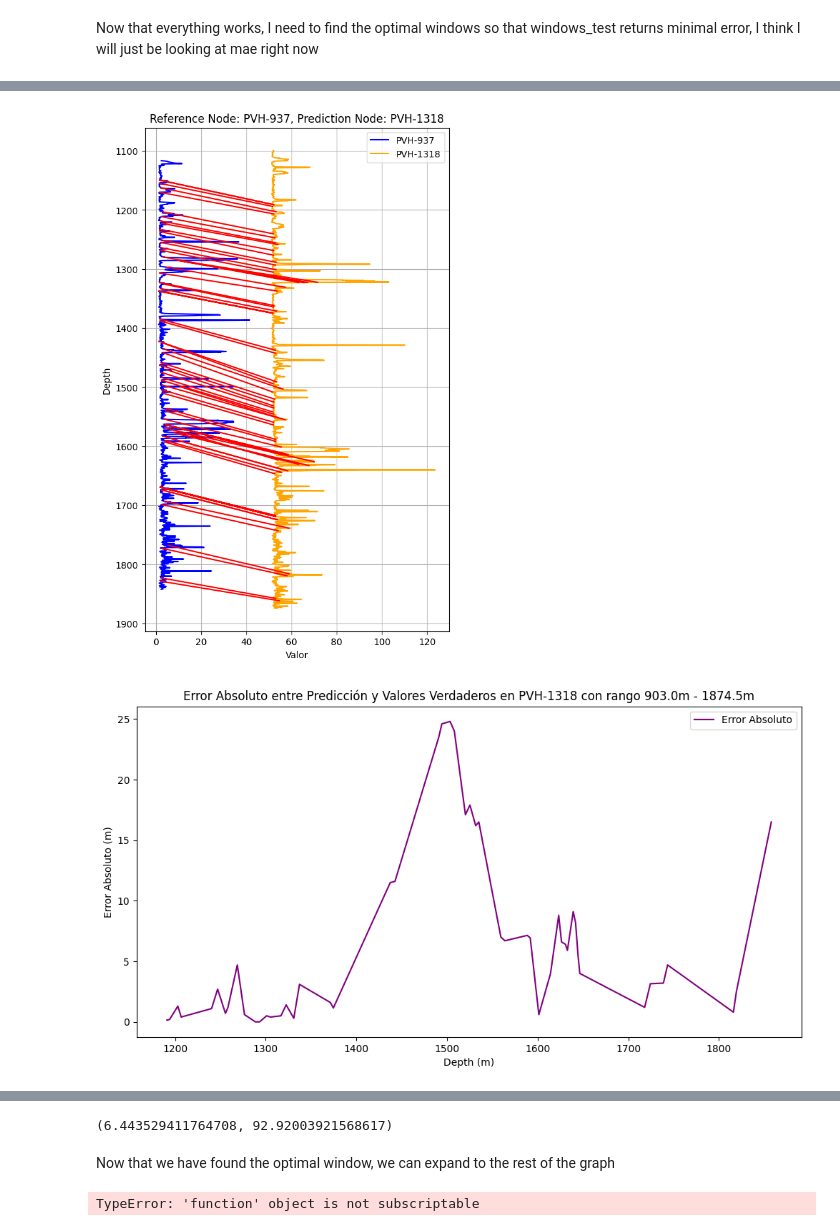
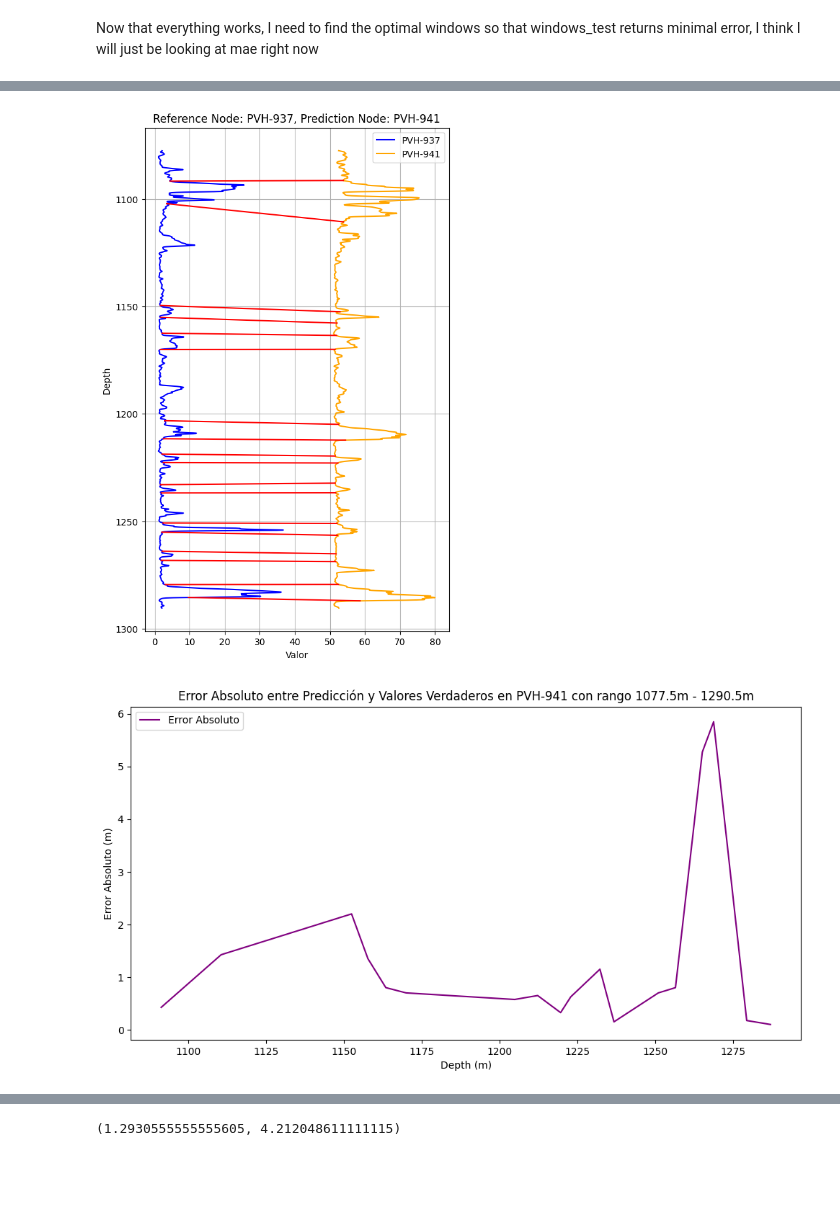
Before and after one commit to scast3/dtw_tool, a Jupyter notebook: markers_optimization.ipynb, the cells around one changed output, grey strips where cells are left out. Cells and saved outputs as stored; diff of their text form; code cells hidden in the pictures; blank space fills up the shorter version.

Commit message:
optimization with markers works

```diff
--- a/markers_optimization.ipynb
+++ b/markers_optimization.ipynb
@@ -410,7 +411,7 @@ def windows_test(G, node_name1, node_name2, window, show_plots = False):
         if real_capa1 != pred_capa1:
             real = real.drop(0).reset_index(drop=True)
         else:
-            real = real.drop(-1).reset_index(drop=True) # deletes last row
+            real = real.drop(real.index[-1]).reset_index(drop=True) # deletes last row
 
 
     error_df["real"] = real["Ref"]
@@ -446,12 +447,3 @@ def windows_test(G, node_name1, node_name2, window, show_plots = False):
 
 def clear_tops(G, node_name):
     G.nodes[node_name]["tops"] = pd.DataFrame()
-# %%
-node_name1 = "PVH-937"
-node_name2 = "PVH-1318"
-
-data1 = G.nodes[node_name1]["data"].copy()
-data2 = G.nodes[node_name2]["data"].copy()
-tops1 = G.nodes[node_name1]["known_tops"].copy()
-
-profiles_comparison(data1, data2, tops1, name1=node_name1, name2=node_name2)
@@ -519,0 +499,13 @@ KeyboardInterrupt:
+# %%
+node_name1 = "PVH-937"
+node_name2 = "PVH-941"
+
+
+mark1 = G.nodes[node_name1]["markers"].copy()
+mark2 = G.nodes[node_name2]["markers"].copy()
+
+
+common_markers = mark1.merge(mark2, on="Mkr", suffixes=('_mark1', '_mark2'))
+
+common_markers.rename(columns={"Depth (meters)_mark1": node_name1, "Depth (meters)_mark2": node_name2})
+print(common_markers)
@@ -519,0 +516,16 @@ KeyboardInterrupt:
+# %%
+mark1_n1 = 1075.1807
+mark2_n1 = 1290.3693
+
+mark1_n2 = 1073.5878
+mark2_n2 = 1290.3293
+
+m_tol = 5
+
+bounds = [(mark1_n1-m_tol, mark1_n1+m_tol), (mark2_n1-m_tol, mark2_n1+m_tol), (mark1_n2-m_tol, mark1_n2+m_tol), (mark2_n2-m_tol, mark2_n2+m_tol)]
+print(bounds)
+
+opt, error = optimal_window(G, node_name1, node_name2, bounds)
+
+print(f"Optimal windows: {opt}")
+print(f"Minimum mse: {error}")
@@ -520,5 +543,5 @@ KeyboardInterrupt:
 # %%
-windows_test(G, node_name1, node_name2, optimal_window, show_plots=True)
+windows_test(G, node_name1, node_name2, opt, show_plots=True)
 # %% [output]
-[figure, old version]
+[figure, new version]
-[figure, old version]
+[figure, new version]
@@ -526,14 +549 @@ windows_test(G, node_name1, node_name2, optimal_window, show_plots=True)
-(6.443529411764708, 92.92003921568617)
+(1.2930555555555605, 4.212048611111115)
-# %% [markdown]
-Now that we have found the optimal window, we can expand to the rest of the graph
-# %%
-start_node = node_name2
-bound1 = optimal_window[2]
-bound2 = optimal_window[3]
-w = [bound1, bound2, bound1, bound2]
-
-new_node = "PVH-1007"
-calc_tops(G, start_node, new_node, window=w)
-windows_test(G, start_node, new_node, w, show_plots=True)
-# %% [output]
-TypeError: 'function' object is not subscriptable
```
Also changed, not shown: parts of 15 cells of this notebook.
